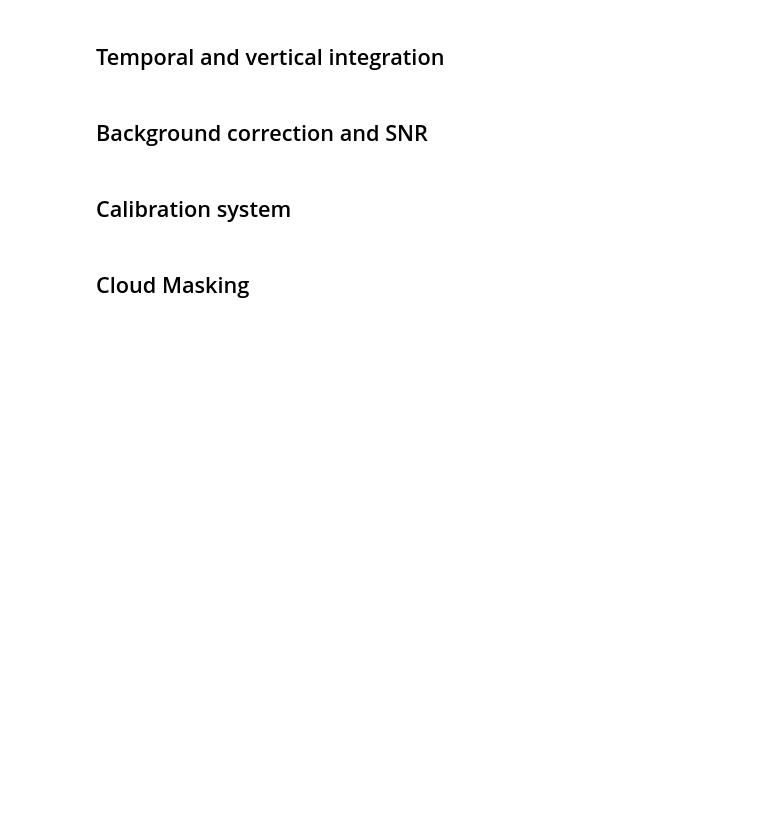
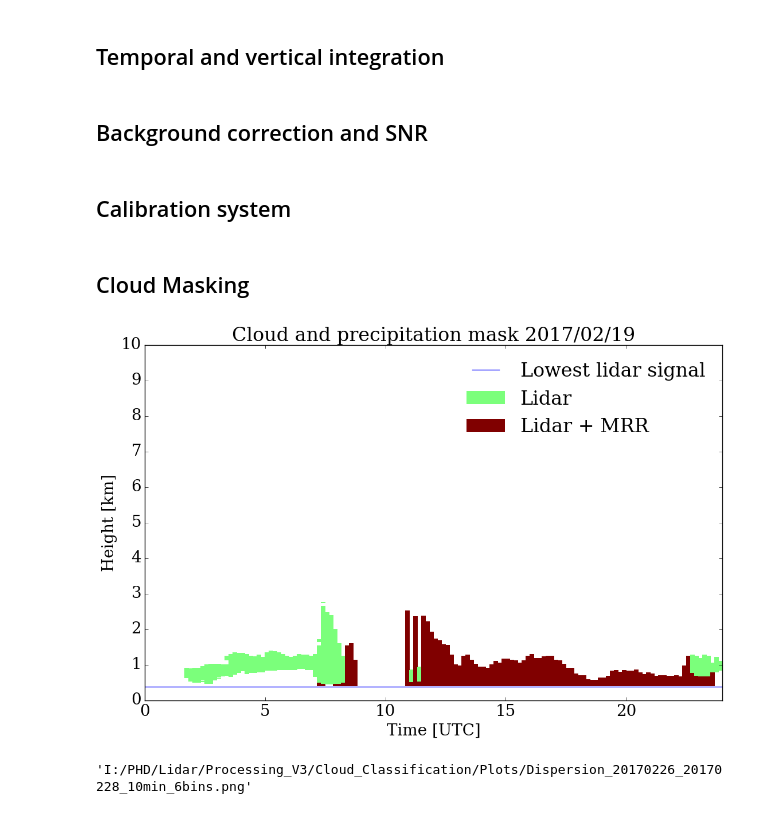
Before and after one commit to cduranalarcon/Lidar_DDU, a Jupyter notebook: Notebooks/Lidar_Raw_to_Classif.ipynb, the cells around one changed output. Drawn from its saved outputs; the diff is of its cells as text; code cells hidden in the pictures; blank space fills up the shorter version.

```diff
--- a/Notebooks/Lidar_Raw_to_Classif.ipynb
+++ b/Notebooks/Lidar_Raw_to_Classif.ipynb
@@ -325,8 +325,8 @@ for year in range(year0[0],year0[1]+1):
 # %%
 ##### Dates
 year0 = [2017,2017]
-month0 = [2,8]
-day0 = [1,31]
+month0 = [2,2]
+day0 = [19,19]
 
 #### Parameters
 SNR_threshold = 10 # threshold of SNR (based on Par90 SNR)
@@ -473,30 +473,38 @@ for year in range(year0[0],year0[1]+1):
                 Data_index = np.zeros(shape= np.shape(Data_mask))
 
                 for i in range(np.shape(Cloud_ma)[0]-2):
                     for j in range(np.shape(Cloud_ma)[1]-2):
                         val = np.sum(Data_mask[i,j-1:j+2])+np.sum(Data_mask[i+2,j-1:j+2])
                         Data_index[i+1,j+1] =val*Data_mask[i+1,j+1]
                 for j in range(np.shape(Cloud_ma)[1]-2):
                     Data_index[0,j+1] = Data_mask[0,j+1]*(1+np.sum(Data_mask[1,j-1:j+2]))
                     Data_index[-1,j+1] = Data_mask[-1,j+1]*(1+np.sum(Data_mask[-2,j-1:j+2]))
 
                 layers_mask = (Data_index>3)[:,:]+1*Cloud_mask2
                 layers_mask = np.ma.masked_where(layers_mask==0,layers_mask)
 
                 layers_mask2 = Comb_LidarMRR(layers_mask, Par,R,nstd,sm,times_MRR, Ze, year, month, day, hours, TRES=TRES, VRES=VRES, minR_Ze=minR_Ze)
                 layers_mask3 = np.ma.masked_where(layers_mask2 == 1, layers_mask2)
                 cmaps = pylab.cm.get_cmap(cmap.name,3)
                 fig, ax1 = pylab.subplots(figsize=(13,8))
                 pylab.pcolor(hours,r_,np.transpose(layers_mask3),vmin=1,vmax=3, cmap=cmaps)
                 pylab.bar([-11,-12],[0,0], label = "Lidar", color = cmaps(1),edgecolor = "none")
                 pylab.bar([-11,-12],[0,0], label = "Lidar + MRR", color = cmaps(3),edgecolor = "none")
                 pylab.plot([0,24],[R[1],R[1]], label = "Lowest lidar signal")
                 pylab.axis([0,24,0,10])
                 pylab.yticks(np.linspace(0,10,11))
                 pylab.xlabel("Time [UTC]")
                 pylab.ylabel("Height [km]")
                 pylab.title("Cloud and precipitation mask " +str(year)+"/"+str(month).zfill(2)+"/"+str(day).zfill(2))
                 pylab.legend(frameon = False)
                 pylab.savefig("I:/PHD/Lidar/Processing_V3/Cloud_mask/"+str(TRES)+"min"+str(VRES)+"bins/Plots/MASK_"+str(year)+str(month).zfill(2)+str(day).zfill(2)+"_"+str(TRES)+"min_"+str(VRES)+"bins.png",format="png",bbox_inches = 'tight', dpi=300)
                 pylab.show()
                 np.savetxt("I:/PHD/Lidar/Processing_V3/Cloud_mask/"+str(TRES)+"min"+str(VRES)+"bins/MASK_"+str(year)+str(month).zfill(2)+str(day).zfill(2)+"_"+str(TRES)+"min_"+str(VRES)+"bins.txt", layers_mask2)
+
+np.savetxt("I:/PHD/Lidar/Processing_V3/Cloud_mask/R_"+str(TRES)+"min_"+str(VRES)+"bins_masked.dat",r_)
+# %% [output]
+[figure, added]
+# %%
+path_out2 + "Dispersion_"+str(year)+str(month).zfill(2)+str(day0[0]).zfill(2) +"_" +str(year)+str(month).zfill(2)+str(day0[0]+ndays-1).zfill(2)+"_"+str(TRES)+"min_"+str(VRES)+"bins.png"
+# %% [output]
+'I:/PHD/Lidar/Processing_V3/Cloud_Classification/Plots/Dispersion_20170226_20170228_10min_6bins.png'
```
Also changed, not shown: parts of 3 cells of this notebook.
